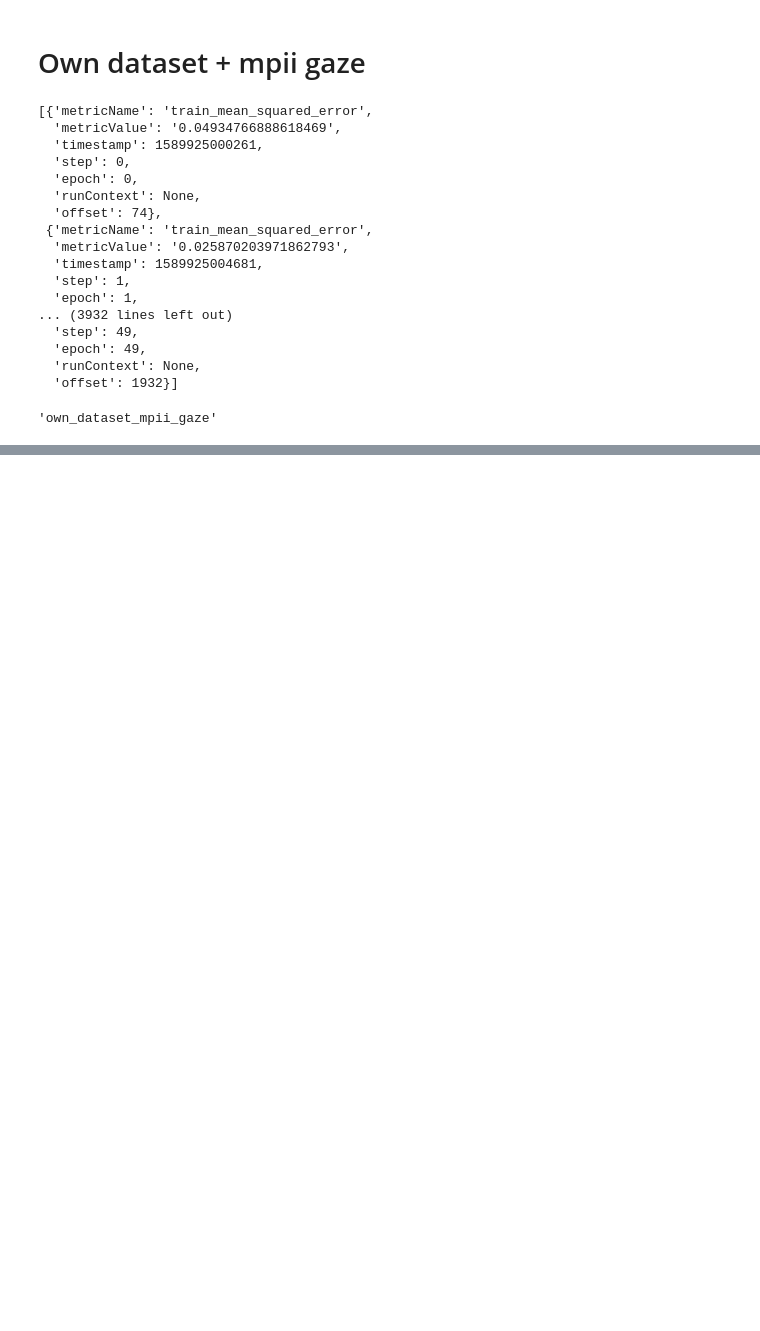
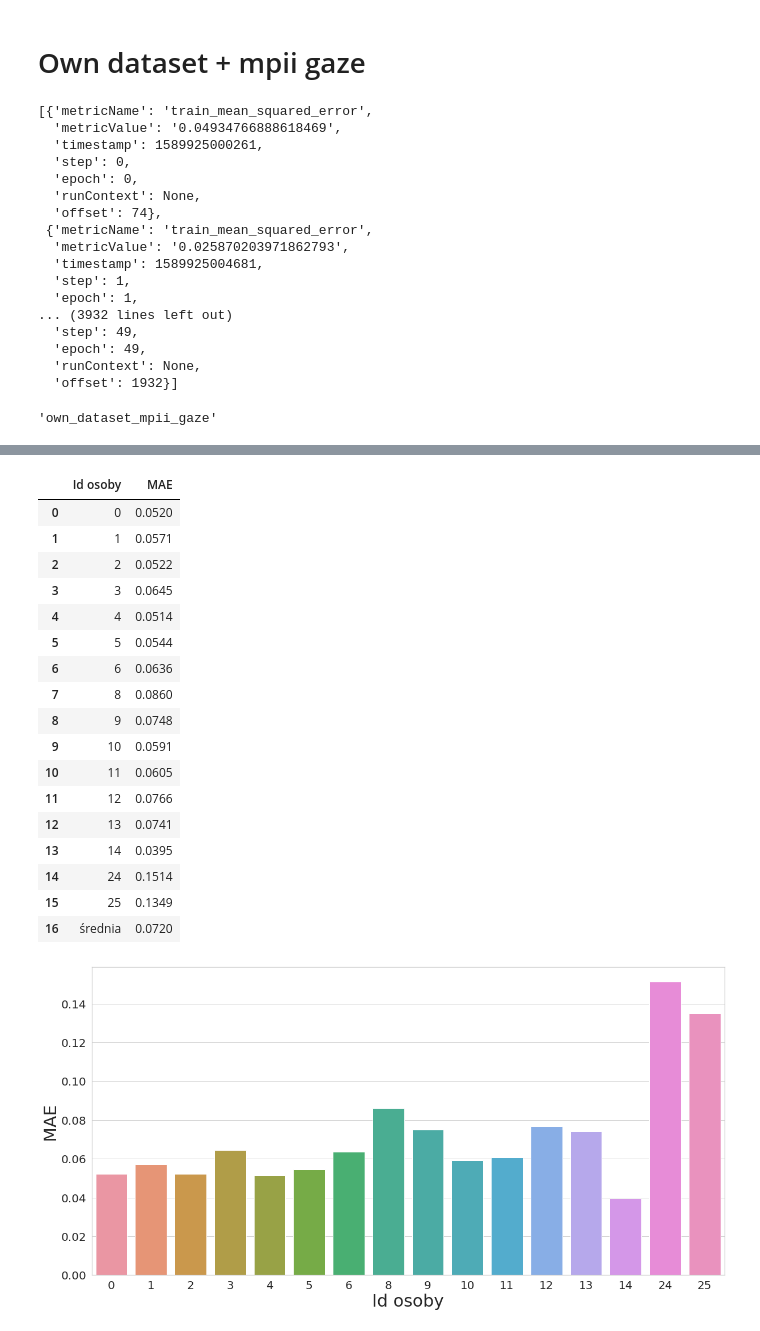
Before and after one commit to lukaszsus/gaze-estimation, a Jupyter notebook: notebooks/results_for_thesis_download_experiment.ipynb, the cells around one changed output, grey strips where cells are left out. Drawn from its saved outputs; the diff is of its cells as text; code cells hidden in the pictures; blank space fills up the shorter version.

```diff
--- a/notebooks/results_for_thesis_download_experiment.ipynb
+++ b/notebooks/results_for_thesis_download_experiment.ipynb
@@ -226,0 +331,24 @@ exp.name
+# %%
+url = "lukaszsus/gaze-estimation/45e2e5ab67f34b3993bfb1abd7d5fadf"
+file_name = "mpii_face_gaze_dedicated_camera_matrix"
+generate_df_plot_error_per_person(url, file_name)
+# %% [output]
+|  | Id osoby | MAE |
+| 0 | 0 | 0.0520 |
+| 1 | 1 | 0.0571 |
+| 2 | 2 | 0.0522 |
+| 3 | 3 | 0.0645 |
+| 4 | 4 | 0.0514 |
+| 5 | 5 | 0.0544 |
+| 6 | 6 | 0.0636 |
+| 7 | 8 | 0.0860 |
+| 8 | 9 | 0.0748 |
+| 9 | 10 | 0.0591 |
+| 10 | 11 | 0.0605 |
+| 11 | 12 | 0.0766 |
+| 12 | 13 | 0.0741 |
+| 13 | 14 | 0.0395 |
+| 14 | 24 | 0.1514 |
+| 15 | 25 | 0.1349 |
+| 16 | średnia | 0.0720 |
+[figure, added]
```
Also changed, not shown: parts of 31 cells of this notebook, 7 other files.
